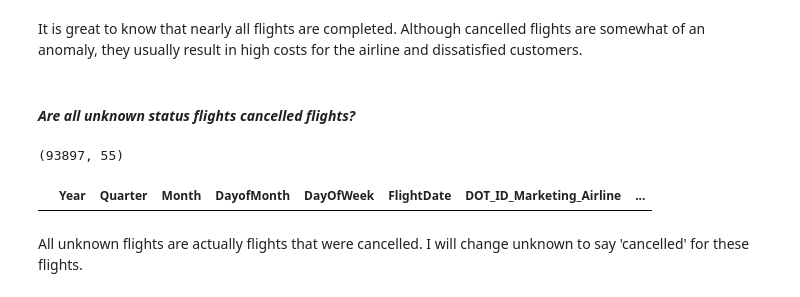
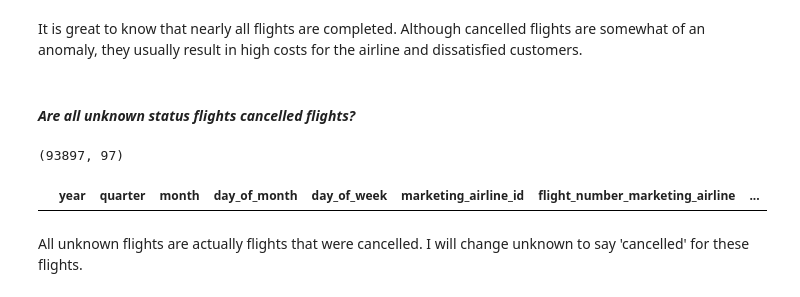
Before and after one commit to dezertdweller/flight-cancellations, a Jupyter notebook: notebooks/exploratory-data-analysis.ipynb, the cells around one changed output. Drawn from its saved outputs; the diff is of its cells as text; code cells hidden in the pictures.

```diff
--- a/notebooks/exploratory-data-analysis.ipynb
+++ b/notebooks/exploratory-data-analysis.ipynb
@@ -27,7 +27,7 @@ pd.set_option('display.max_columns', None)
 # %% [markdown]
 # Flights Data Overview
 # %%
-flights = pd.read_csv(DATA_PATH + '/interim/2023-performance-data-clean.csv')
+flights = pd.read_csv(DATA_PATH + '/interim/flights_historical_performance.csv')
 # %%
 flights.shape
 # %% [output]
@@ -212,18 +207,18 @@ def categorize_flight_status(status):
 #### ***Are all unknown status flights cancelled flights?***
 # %%
 # categorize flights by status
-flights['Departure_Status'] = flights['DepDelay'].apply(categorize_flight_status)
-flights['Arrival_Status'] = flights['ArrDelay'].apply(categorize_flight_status)
+flights['departure_status'] = flights['dep_delay'].apply(categorize_flight_status)
+flights['arrival_status'] = flights['arr_delay'].apply(categorize_flight_status)
 # %%
-unknown_mask = ((flights['Arrival_Status'] == 'unknown') & (flights['Cancelled'] == 1)) | (flights['Departure_Status'] == 'unknown') & (flights['Cancelled'] == 1)
+unknown_mask = ((flights['arrival_status'] == 'unknown') & (flights['cancelled'] == 1)) | (flights['departure_status'] == 'unknown') & (flights['cancelled'] == 1)
 flights[unknown_mask].shape
 # %% [output]
-(93897, 55)
+(93897, 97)
 # %%
-unknown_mask = ((flights['Arrival_Status'] == 'unknown') & (flights['Cancelled'] == 0)) | (flights['Departure_Status'] == 'unknown') & (flights['Cancelled'] == 0)
+unknown_mask = ((flights['arrival_status'] == 'unknown') & (flights['cancelled'] == 0)) | (flights['departure_status'] == 'unknown') & (flights['cancelled'] == 0)
 flights[unknown_mask]
 # %% [output]
-|  | Year | Quarter | Month | DayofMonth | DayOfWeek | FlightDate | DOT_ID_Marketing_Airline | ... |
+|  | year | quarter | month | day_of_month | day_of_week | marketing_airline_id | flight_number_marketing_airline | ... |
 # %% [markdown]
 All unknown flights are actually flights that were cancelled. I will change unknown to say 'cancelled' for these flights.
 # %%
```
Also changed, not shown: parts of 16 cells of this notebook.
